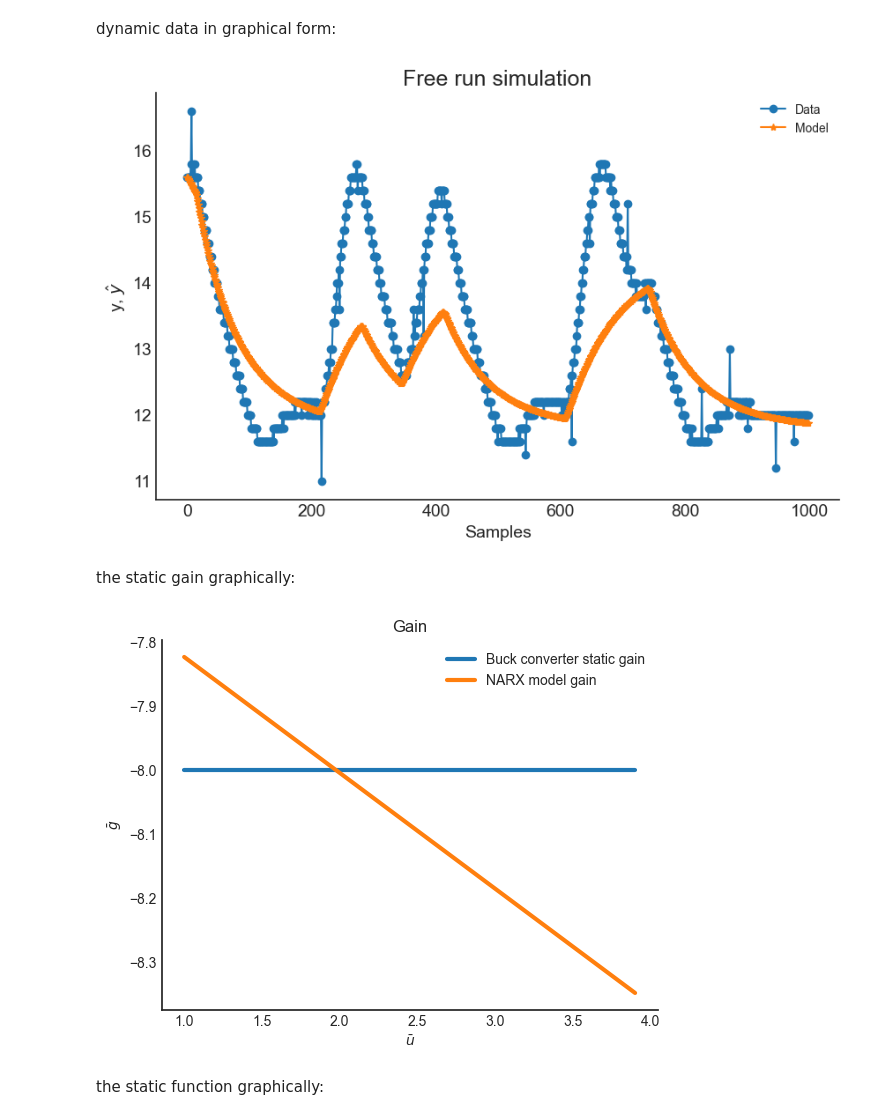
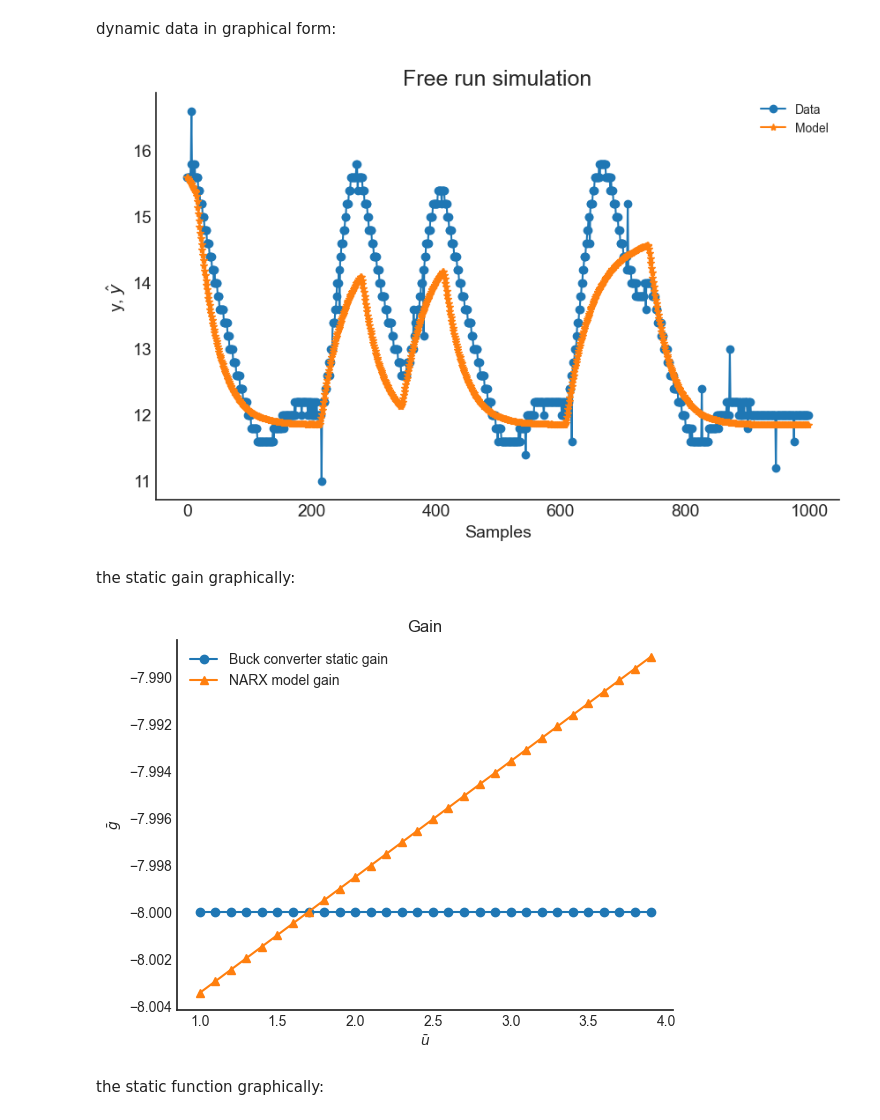
Before and after one commit to GabrielBuenoLeandro/Multiobjetive, a Jupyter notebook: examples/conversor_buck.ipynb, the cells around one changed output. Drawn from its saved outputs; the diff is of its cells as text; code cells hidden in the pictures.

```diff
--- a/examples/conversor_buck.ipynb
+++ b/examples/conversor_buck.ipynb
@@ -150,11 +151,12 @@ W = np.array([[0.98, 0.7, 0.5, 0.35, 0.25, 0.01, 0.15, 0.01],
 with the parameters all in hand, we can already calculate the parameters in a multiobjective way:
 # %%
 # Calling the class referring to the calculation of the parameters via the multiobjective technique
-print(model.psi)
+
 g = IM(y_train=y_train[2:],
        gain=gain,y_static=Yo,
        x_static=Uo, psi=model.psi,
        n_inputs=model._n_inputs,
        non_degree=model.non_degree,
        model_type=model.model_type,
-       final_model = model.final_model)
+       final_model = model.final_model,
+       W=W)
@@ -198,7 +187,7 @@ print(pd.DataFrame(result))
 now we can choose a theta value referring to the weights:
 # %%
 # Escrevendo os resultados
-model.theta = Theta[85, :].reshape(-1,1)
+model.theta = Theta[0, :].reshape(-1,1)
 yhat = model.predict(X=x_valid, y=y_valid)
 rrse = root_relative_squared_error(y_valid, yhat)
 r = pd.DataFrame(
@@ -207,5 +196,5 @@ r = pd.DataFrame(
         model.n_terms, err_precision=3, dtype='sci'
         ),
     columns=['Regressors', 'Parameters', 'ERR'])
-print(r)
+r
 # %% [output]
@@ -223,20 +212,20 @@ dynamic data in graphical form:
 # %%
 plot_results(y=y_valid, yhat=yhat, n=1000)
 # %% [output]
-[figure, old version]
+[figure, new version]
 # %% [markdown]
 the static gain graphically:
 # %%
 plt.figure(4)
 plt.title('Gain')
-plt.plot(Uo, gain, linewidth=3, label='Buck converter static gain')
-plt.plot(Uo, HR.dot(model.theta),  linewidth=3, label='NARX model gain')
+plt.plot(Uo, gain, linewidth=1.5, linestyle='-', marker='o', label='Buck converter static gain')
+plt.plot(Uo, HR.dot(model.theta),  linestyle='-', marker='^', linewidth=1.5, label='NARX model gain')
 plt.xlabel('$\\bar{u}$')
 plt.ylabel('$\\bar{g}$')
 plt.legend()
 plt.show()
 # %% [output]
-[figure, old version]
+[figure, new version]
 # %% [markdown]
 the static function graphically:
 # %%
```
Also changed, not shown: parts of 10 cells of this notebook, 1 other file.
